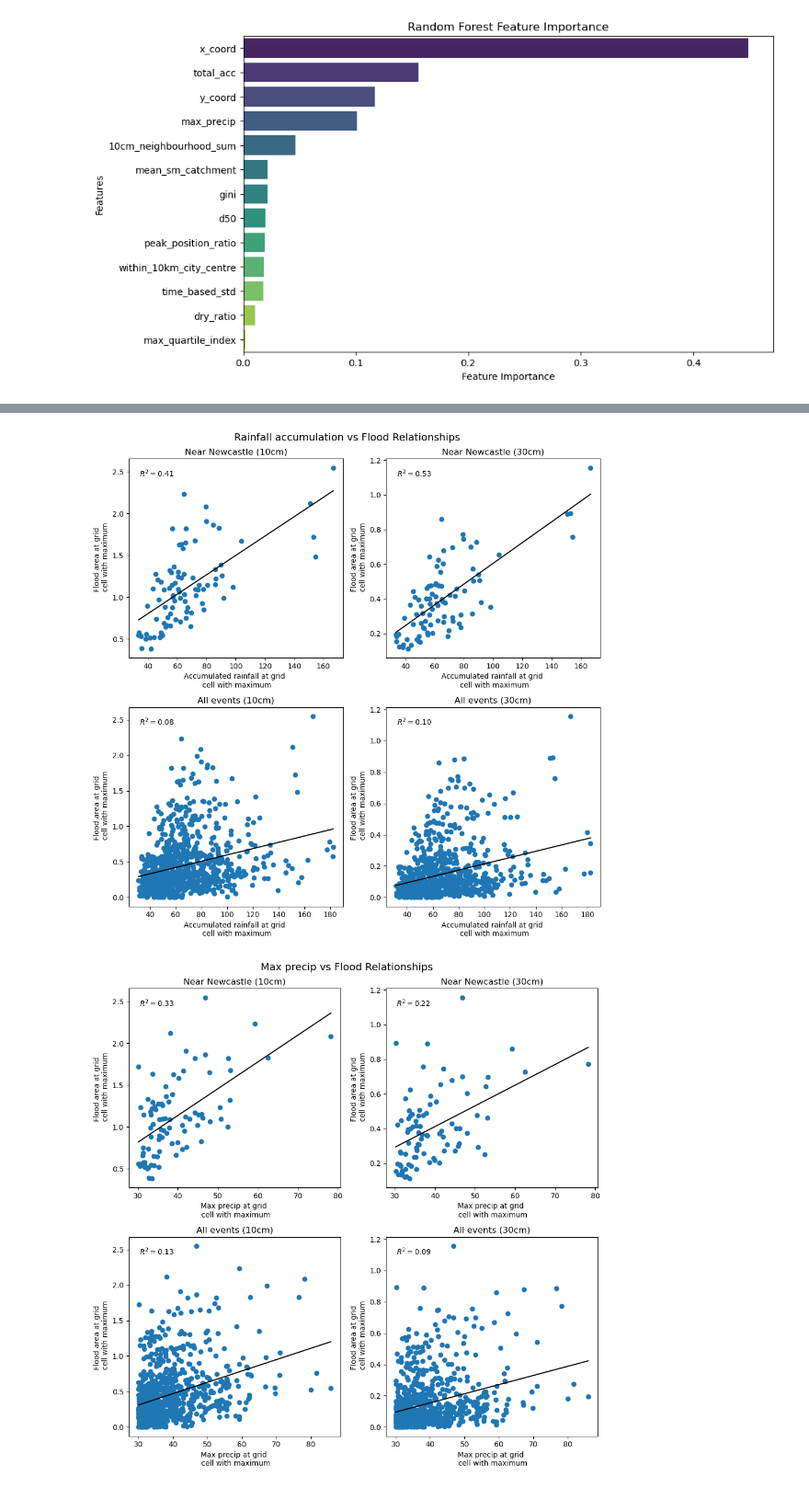
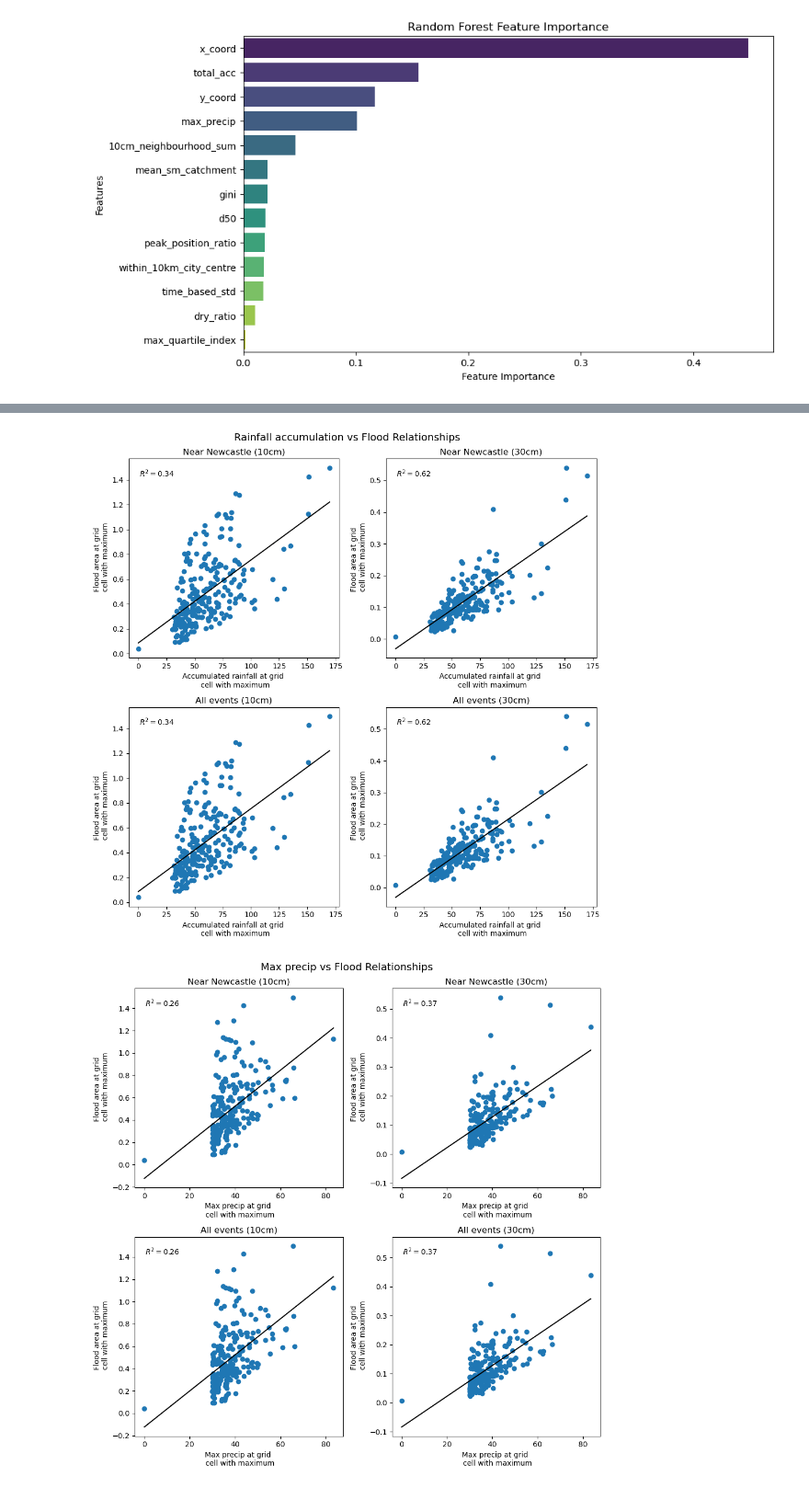
Before and after one commit to masher92/FutureFlood, a Jupyter notebook: ProcessEvents/AnalyseResults-Copy1.ipynb, the cells around one changed output, grey strips where cells are left out. Shown at 92% size. Cells and saved outputs as stored; diff of their text form; code cells hidden in the pictures.

```diff
--- a/ProcessEvents/AnalyseResults-Copy1.ipynb
+++ b/ProcessEvents/AnalyseResults-Copy1.ipynb
@@ -34,6 +34,8 @@ import pandas as pd
 import matplotlib.pyplot as plt
 import numpy as np
 from pyproj import Transformer
+# %%
+CATCHMENT_NUMBER = 23
 # %% [markdown]
 ### Get data across all ensemble members
 # %%
@@ -82,0 +61,25 @@ Index(['event_num', 'yr', 'start_idx', 'stop_idx', 'max_precip', 't_global',
+# %%
+import geopandas as gpd
+import iris
+
+results_all = pd.read_csv(f"../../Data/EventDetails/Catchment_{CATCHMENT_NUMBER}/results_all_ensembles.csv")
+
+hc = iris.load(f"/scratch/hydro4/users/kv25483/FutureFlood/Data/HydraulicConductivity/5km_{CATCHMENT_NUMBER}.nc")[0]
+
+## Filter it to catchment, so can use indexing to find cell which had peak
+MOLLY_DIR_FF = "/scratch/hydro4/users/kv25483/FutureFlood/"
+catchments = gpd.read_file(MOLLY_DIR_FF + "Data/CatchmentShapefiles/hyd_areas_GB_with_subcatchments.shp")
+boundary_gdf = catchments[catchments['HA_NUM'] == str(CATCHMENT_NUMBER)]
+boundary_gdf.reset_index(inplace=True, drop=True)
+CATCHMENT_POLY = boundary_gdf.geometry.iloc[0]
+hc = filter_closer_to_catchment(hc, CATCHMENT_POLY)
+
+hc_values = []
+
+for _, row in results_all.iterrows():
+    x_idx = int(row["x_idx"])
+    y_idx = int(row["y_idx"])
+
+    hc_values.append(hc[y_idx, x_idx].data.item())
+
+results_all["hydraulic_conductivity"] = hc_values
@@ -150,5 +160,7 @@ Passing `palette` without assigning `hue` is deprecated and will be removed in v
   sns.barplot(x=feature_importances.values, y=feature_importances.index, palette="viridis")
 [figure]
 # %%
-near_newcastle = results_all[results_all["within_10km_city_centre"]==True]
+# near_newcastle = results_all[results_all["within_10km_city_centre"]==True]
+
+near_newcastle = results_all[results_all["hydraulic_conductivity"]<0.5]
 # %%
@@ -186,14 +196,14 @@ fig, axs = plt.subplots(nrows=2, ncols=2, figsize=(10,10))
 # --- Top row: Near Newcastle ---
 plot_with_best_fit_line(
     near_newcastle, axs[0, 0],
-    'total_acc', '10cm_fld_area_at_peak',
+    'total_acc', '10cm_thr0.3_fld_area_at_peak',
     'Accumulated rainfall at grid \n cell with maximum',
     'Flood area at grid \n cell with maximum',
     'Flooding over 10cm')
 
 plot_with_best_fit_line(
     near_newcastle, axs[0, 1],
-    'total_acc', '30cm_fld_area_at_peak',
+    'total_acc', '30cm_thr0.3_fld_area_at_peak',
     'Accumulated rainfall at grid \n cell with maximum',
     'Flood area at grid \n cell with maximum',
     'Flooding over 30cm')
@@ -201,14 +211,14 @@ plot_with_best_fit_line(
 # --- Bottom row: All events ---
 plot_with_best_fit_line(
     results_all, axs[1, 0],
-    'total_acc', '10cm_fld_area_at_peak',
+    'total_acc', '10cm_thr0.3_fld_area_at_peak',
     'Accumulated rainfall at grid \n cell with maximum',
     'Flood area at grid \n cell with maximum',
     'Flooding over 10cm')
 
 plot_with_best_fit_line(
     results_all, axs[1, 1],
-    'total_acc', '30cm_fld_area_at_peak',
+    'total_acc', '30cm_thr0.3_fld_area_at_peak',
     'Accumulated rainfall at grid \n cell with maximum',
     'Flood area at grid \n cell with maximum',
     'Flooding over 30cm')
@@ -222,50 +232,50 @@ axs[1, 1].set_title("All events (30cm)")
 fig.suptitle("Rainfall accumulation vs Flood Relationships", fontsize=14)
 fig.tight_layout()
 # %% [output]
-[figure, old version]
+[figure, new version]
 # %%
 fig, axs = plt.subplots(nrows=2, ncols=2, figsize=(10,10))
 
 # --- Top row: Near Newcastle ---
 plot_with_best_fit_line(
     near_newcastle, axs[0, 0],
-    'max_precip', '10cm_fld_area_at_peak',
+    'max_precip', '10cm_thr0.3_fld_area_at_peak',
     'Max precip at grid \n cell with maximum',
     'Flood area at grid \n cell with maximum',
     'Flooding over 10cm')
 
 plot_with_best_fit_line(
     near_newcastle, axs[0, 1],
-    'max_precip', '30cm_fld_area_at_peak',
+    'max_precip', '30cm_thr0.3_fld_area_at_peak',
     'Max precip at grid \n cell with maximum',
     'Flood area at grid \n cell with maximum',
     'Flooding over 30cm')
 
 # --- Bottom row: All events ---
 plot_with_best_fit_line(
     results_all, axs[1, 0],
-    'max_precip', '10cm_fld_area_at_peak',
+    'max_precip', '10cm_thr0.3_fld_area_at_peak',
     'Max precip at grid \n cell with maximum',
     'Flood area at grid \n cell with maximum',
     'Flooding over 10cm')
 
 plot_with_best_fit_line(
     results_all, axs[1, 1],
-    'max_precip', '30cm_fld_area_at_peak',
+    'max_precip', '30cm_thr0.3_fld_area_at_peak',
     'Max precip at grid \n cell with maximum',
     'Flood area at grid \n cell with maximum',
     'Flooding over 30cm')
 
 # Titles for rows (optional but clearer)
 axs[0, 0].set_title("Near Newcastle (10cm)")
 axs[0, 1].set_title("Near Newcastle (30cm)")
 axs[1, 0].set_title("All events (10cm)")
 axs[1, 1].set_title("All events (30cm)")
 
 fig.suptitle("Max precip vs Flood Relationships", fontsize=14)
 fig.tight_layout()
 # %% [output]
-[figure, old version]
+[figure, new version]
 # %%
 # fig, axs = plt.subplots(ncols=2, figsize=(10,3))
 # plot_with_best_fit_line(near_newcastle, axs[0], 'max_precip', '10cm_fld_area_under_cluster',
```
Also changed, not shown: parts of 7 cells of this notebook, 5 other files.
